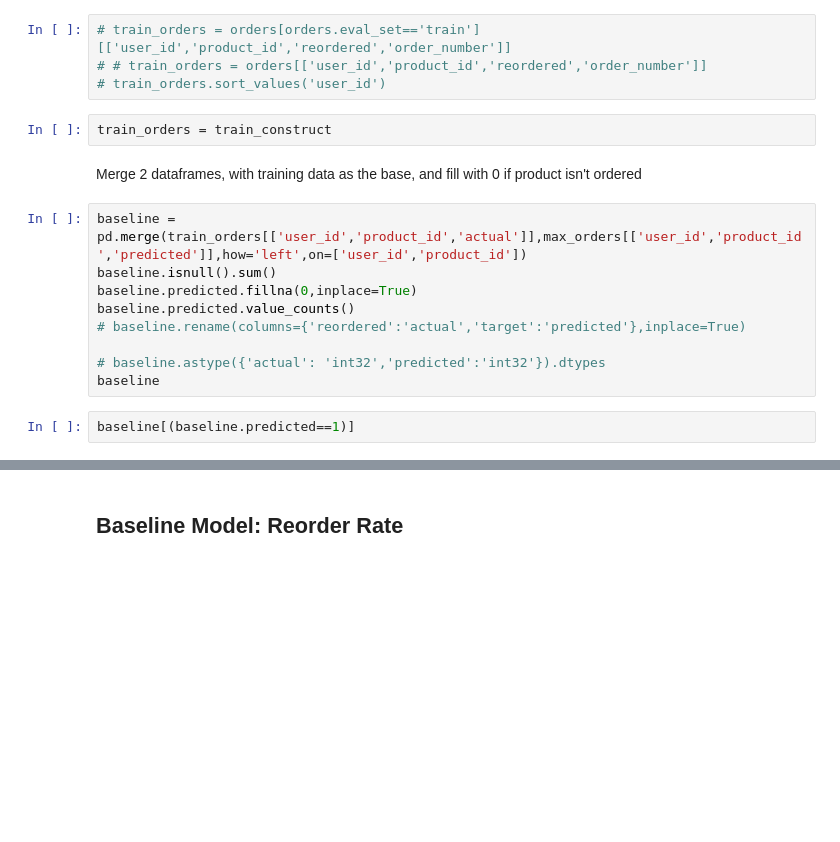
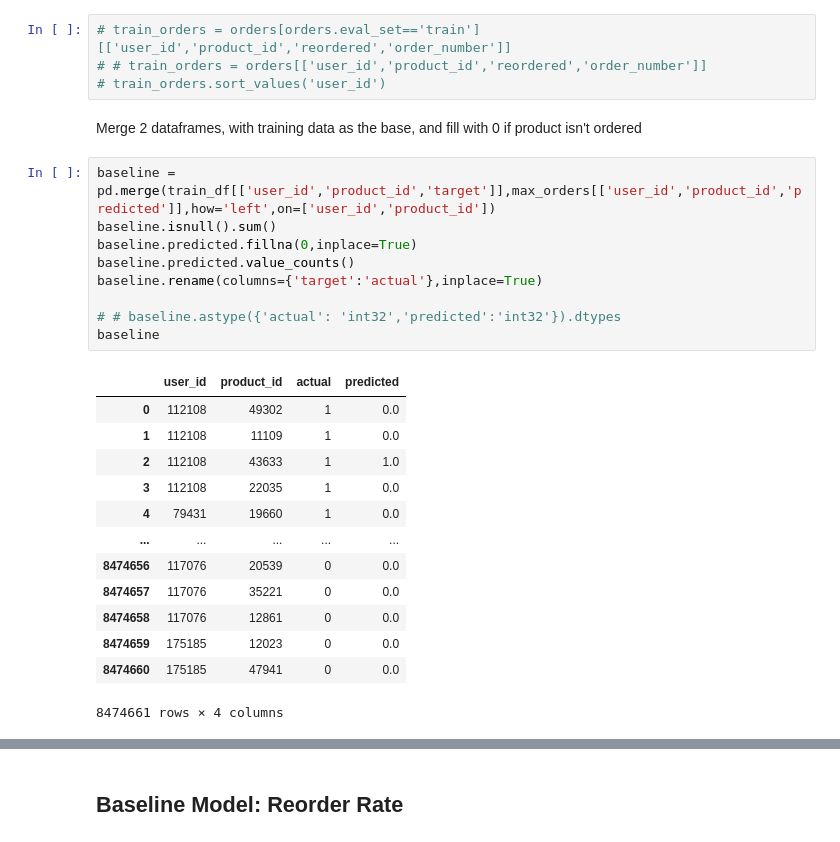
Before and after one commit to tchen052/Instacart-Market-Basket-Analysis, a Jupyter notebook: ipynb/models/baseline_models.ipynb, the cells around one changed output, grey strips where cells are left out. Cells and saved outputs as stored; diff of their text form; blank space fills up the shorter version.

```diff
--- a/ipynb/models/baseline_models.ipynb
+++ b/ipynb/models/baseline_models.ipynb
@@ -135,20 +144,30 @@ Create dataframe with most recent order from training dataset we're using to pre
 # train_orders = orders[orders.eval_set=='train'][['user_id','product_id','reordered','order_number']]
 # # train_orders = orders[['user_id','product_id','reordered','order_number']]
 # train_orders.sort_values('user_id')
-# %%
-train_orders = train_construct
 # %% [markdown]
 Merge 2 dataframes, with training data as the base, and fill with 0 if product isn't ordered
 # %%
-baseline = pd.merge(train_orders[['user_id','product_id','actual']],max_orders[['user_id','product_id','predicted']],how='left',on=['user_id','product_id'])
+baseline = pd.merge(train_df[['user_id','product_id','target']],max_orders[['user_id','product_id','predicted']],how='left',on=['user_id','product_id'])
 baseline.isnull().sum()
 baseline.predicted.fillna(0,inplace=True)
 baseline.predicted.value_counts()
-# baseline.rename(columns={'reordered':'actual','target':'predicted'},inplace=True)
+baseline.rename(columns={'target':'actual'},inplace=True)
 
-# baseline.astype({'actual': 'int32','predicted':'int32'}).dtypes
+# # baseline.astype({'actual': 'int32','predicted':'int32'}).dtypes
 baseline
+# %% [output]
+|  | user_id | product_id | actual | predicted |
+| 0 | 112108 | 49302 | 1 | 0.0 |
+| 1 | 112108 | 11109 | 1 | 0.0 |
+| 2 | 112108 | 43633 | 1 | 1.0 |
+| 3 | 112108 | 22035 | 1 | 0.0 |
+| 4 | 79431 | 19660 | 1 | 0.0 |
+| ... | ... | ... | ... | ... |
+| 8474656 | 117076 | 20539 | 0 | 0.0 |
+| 8474657 | 117076 | 35221 | 0 | 0.0 |
+| 8474658 | 117076 | 12861 | 0 | 0.0 |
+| 8474659 | 175185 | 12023 | 0 | 0.0 |
+| 8474660 | 175185 | 47941 | 0 | 0.0 |
+8474661 rows × 4 columns
-# %%
-baseline[(baseline.predicted==1)]
 # %%
 baseline.predicted.value_counts(normalize=True)
```
Also changed, not shown: parts of 16 cells of this notebook, 3 other files.
